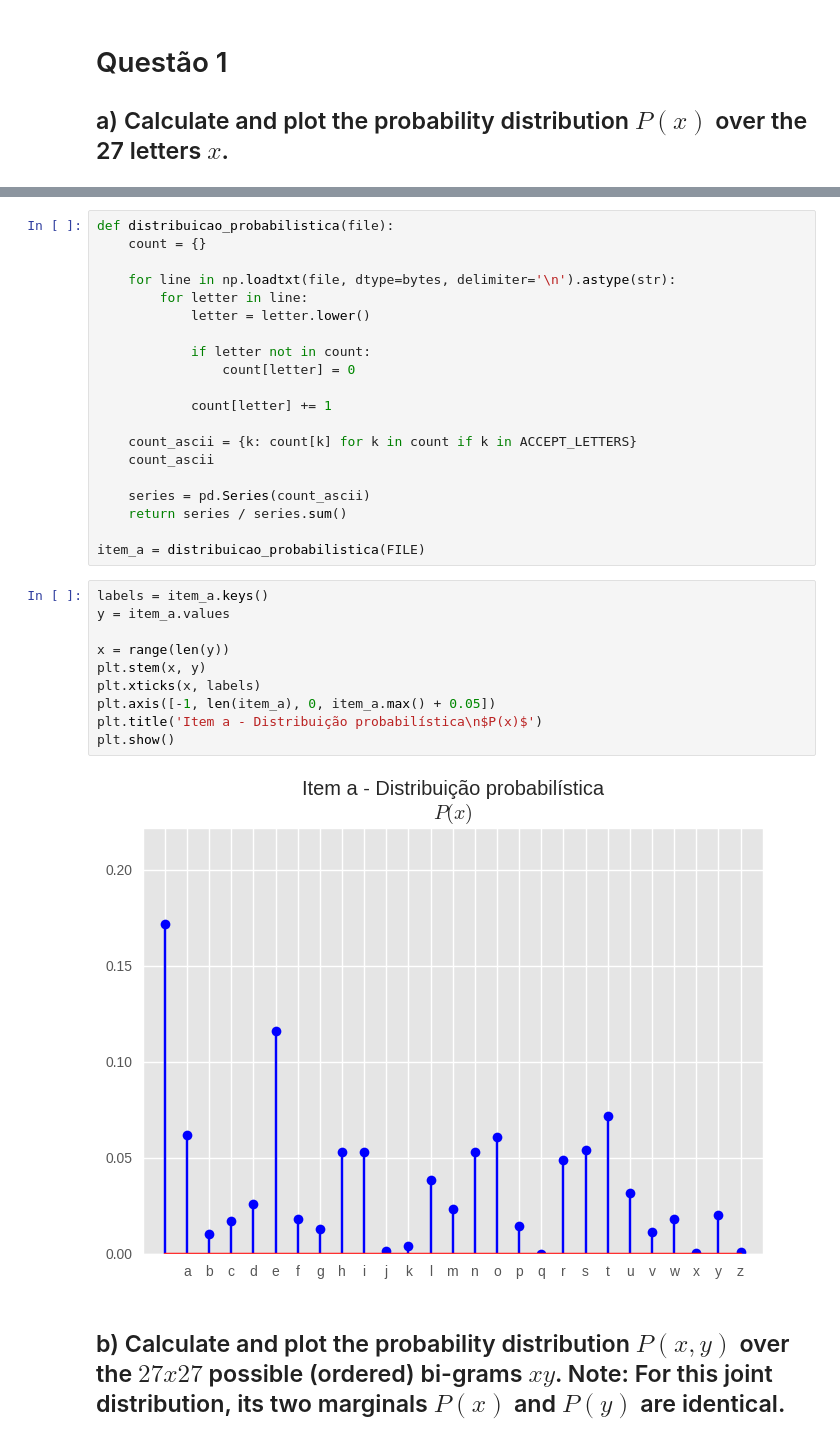
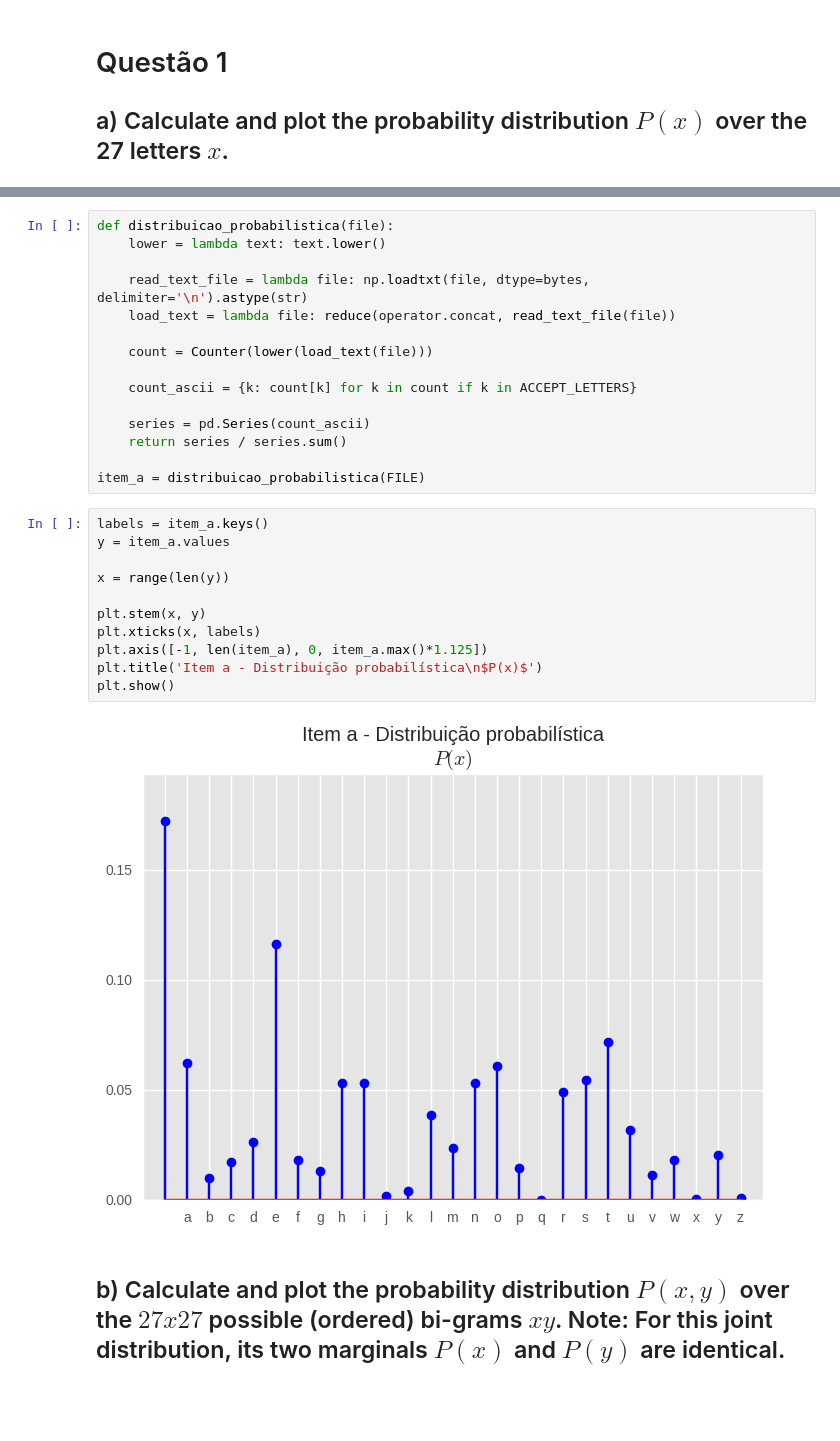
Before and after one commit to IFCE-Ciencia-da-Computacao-2011-2/UDM.316-Reconhecimento-de-Padroes, a Jupyter notebook: Exercicio 01 - 09.06/Exercicio 01.ipynb, the cells around one changed output, grey strips where cells are left out. Drawn from its saved outputs; the diff is of its cells as text; blank space fills up the shorter version.

```diff
--- a/Exercicio 01 - 09.06/Exercicio 01.ipynb
+++ b/Exercicio 01 - 09.06/Exercicio 01.ipynb
@@ -17,18 +59,13 @@ FILE = './brazilian_tales_2017_1/LIFE_by_JM_Machado_de_Assis.txt'
 # %%
 def distribuicao_probabilistica(file):
-    count = {}
+    lower = lambda text: text.lower()
 
-    for line in np.loadtxt(file, dtype=bytes, delimiter='\n').astype(str):
-        for letter in line:
-            letter = letter.lower()
+    read_text_file = lambda file: np.loadtxt(file, dtype=bytes, delimiter='\n').astype(str)
+    load_text = lambda file: reduce(operator.concat, read_text_file(file))
 
-            if letter not in count:
-                count[letter] = 0
-
-            count[letter] += 1
+    count = Counter(lower(load_text(file)))
 
     count_ascii = {k: count[k] for k in count if k in ACCEPT_LETTERS}
-    count_ascii
 
     series = pd.Series(count_ascii)
     return series / series.sum()
@@ -37,15 +74,16 @@ item_a = distribuicao_probabilistica(FILE)
 # %%
 labels = item_a.keys()
 y = item_a.values
 
 x = range(len(y))
+
 plt.stem(x, y)
 plt.xticks(x, labels)
-plt.axis([-1, len(item_a), 0, item_a.max() + 0.05])
+plt.axis([-1, len(item_a), 0, item_a.max()*1.125])
 plt.title('Item a - Distribuição probabilística\n$P(x)$')
 plt.show()
 # %% [output]
-[figure, old version]
+[figure, new version]
 # %% [markdown]
 ## b) Calculate and plot the probability distribution $P(x, y)$ over the $27 x 27$ possible (ordered) bi-grams $xy$. Note: For this joint distribution, its two marginals $P(x)$ and $P(y)$ are identical.
 # %%
```
Also changed, not shown: parts of 3 cells of this notebook, 1 other file.
